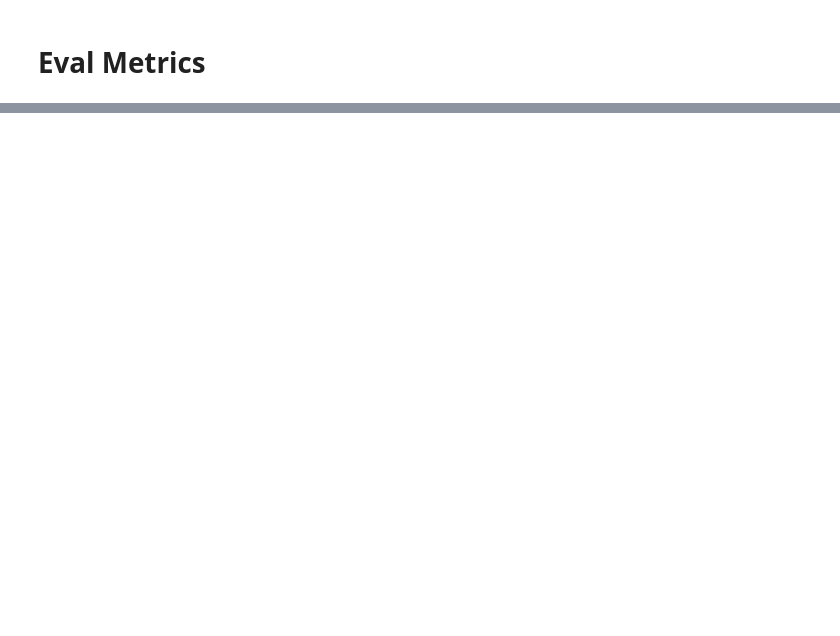
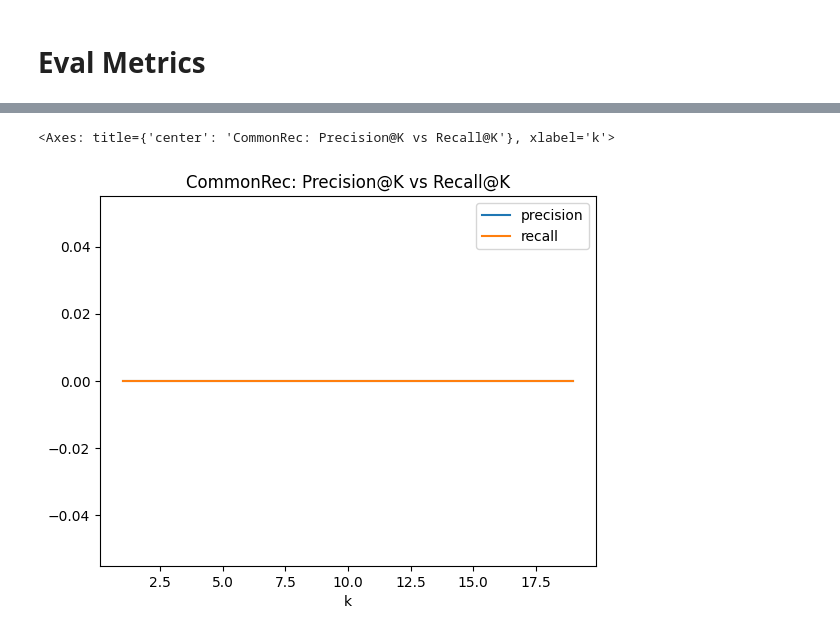
Before and after one commit to nickthegroot/recipe-recommendation, a Jupyter notebook: notebooks/230301-nickthegroot-eval-metrics.ipynb, the cells around one changed output, grey strips where cells are left out. Cells and saved outputs as stored; diff of their text form; code cells hidden in the pictures; blank space fills up the shorter version.

Commit message:
Small Model Fixes & Eval Figures

```diff
--- a/notebooks/230301-nickthegroot-eval-metrics.ipynb
+++ b/notebooks/230301-nickthegroot-eval-metrics.ipynb
@@ -5,0 +24,3 @@
+# %%
+# COMMON CONSTANTS
+TOP_K = 20
@@ -5,0 +51,36 @@
+# %%
+recipe_used = train_data['reviews'].edge_index[1]
+num_recipe_uses = degree(recipe_used)
+# %%
+precision_k = []
+recall_k = []
+for k in range(1, TOP_K):
+    preds_idx = num_recipe_uses.topk(k).indices
+    preds_adj = torch.sparse_coo_tensor(
+        indices=torch.vstack(
+            [
+                torch.arange(dm.num_users)[:, None]
+                    .expand((dm.num_users, k))
+                    .flatten(),
+                preds_idx
+                    .expand((dm.num_users, k))
+                    .flatten(),
+
+            ]
+        ),
+        values=torch.ones(dm.num_users * k),
+        size=[dm.num_users, dm.num_recipes],
+    )
+    precision, recall = test(preds_adj)
+    precision_k.append(precision)
+    recall_k.append(recall)
+# %%
+results_common = pd.DataFrame({
+    'k': range(1, TOP_K),
+    'precision': precision_k,
+    'recall': recall_k,
+})
+results_common.plot(x='k', y=['precision', 'recall'], title='CommonRec: Precision@K vs Recall@K', xlabel='k')
+# %% [output]
+<Axes: title={'center': 'CommonRec: Precision@K vs Recall@K'}, xlabel='k'>
+[figure, added]
```
Also changed, not shown: parts of 48 cells of this notebook, 6 other files.
